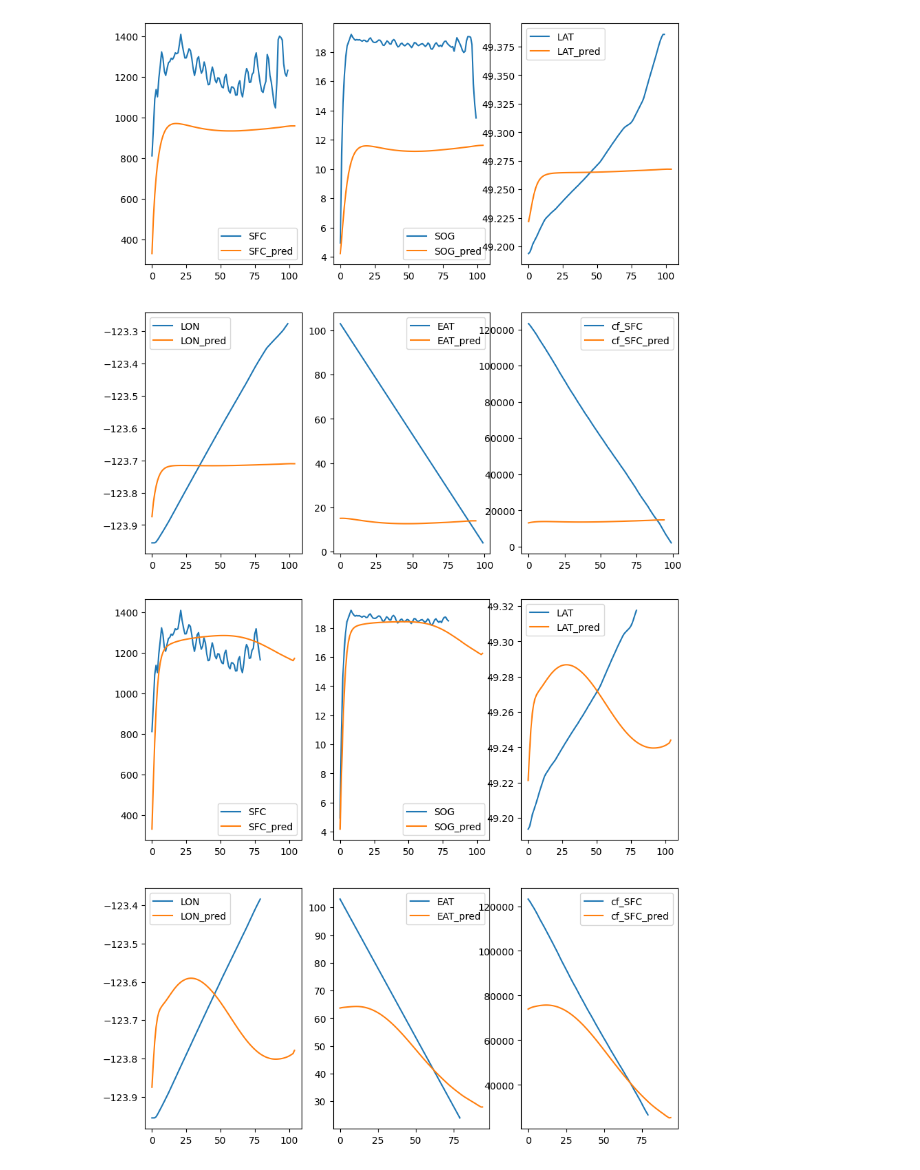
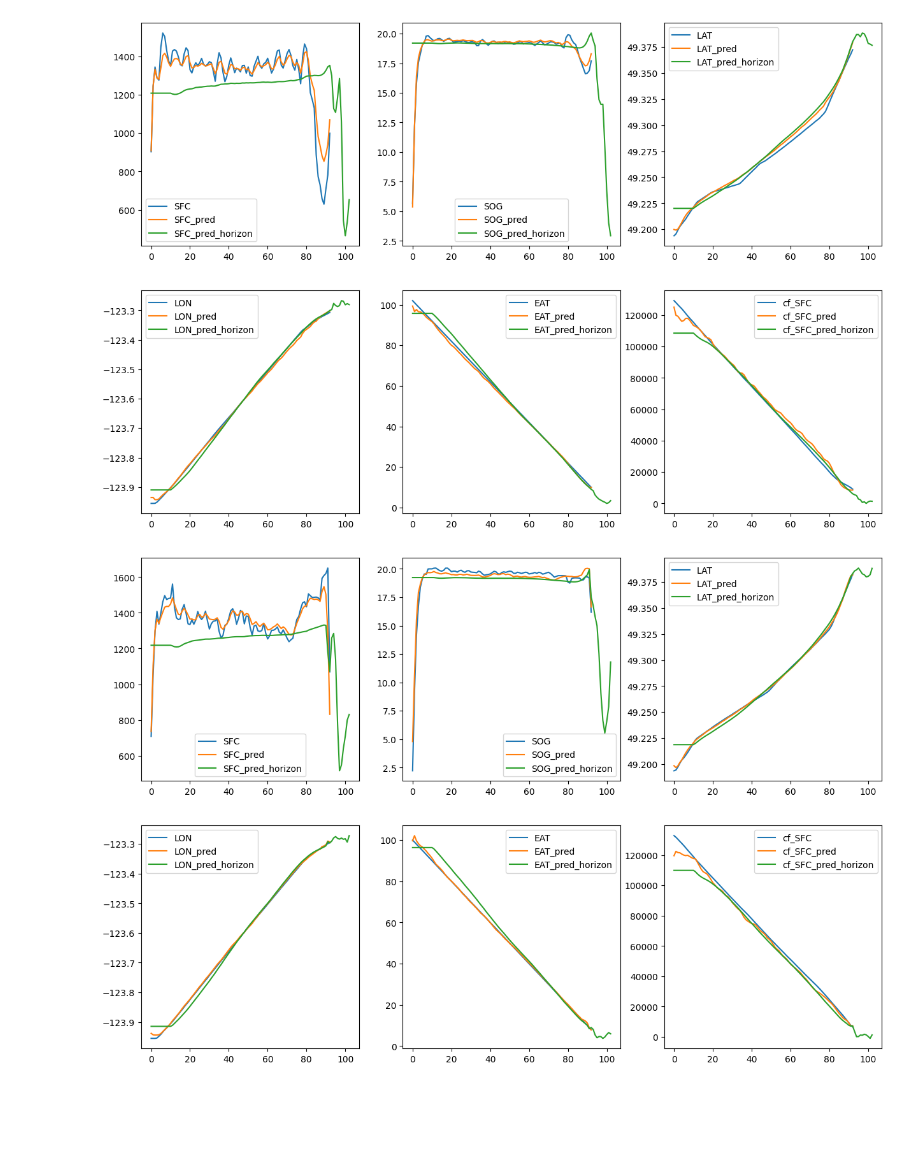
Before and after one commit to pagand/ORL_optimizer, a Jupyter notebook: VesselSimulator/simulator_lstm.ipynb, the cells around one changed output. Cells and saved outputs as stored; diff of their text form; code cells hidden in the pictures; blank space fills up the shorter version.

```diff
--- a/VesselSimulator/simulator_lstm.ipynb
+++ b/VesselSimulator/simulator_lstm.ipynb
@@ -10,7 +10,7 @@ warnings.filterwarnings('ignore')
 
 
 
-model_path = '../data/VesselSimulator/lstm_model_crop.pth'
+model_path = '../data/VesselSimulator/lstm_model_ar5.pth'
 scaler_path = '../data/VesselSimulator/scaler.pkl'
 start_trip_path = '../data/VesselSimulator/start_trip.pkl'
 device = torch.device("cuda" if torch.cuda.is_available() else "cpu")
@@ -29 +29,16 @@ The reward is 0.7315976619720459
+# %%
+# Step 1: choose the test data
+test_path = '../data/VesselSimulator/data_test.pkl'
+with open(test_path, 'rb') as f:
+    content = pickle.load(f)
+    # SELECT X2 for both if you want the data that has never been trained on
+    # or X1 for the data that has been trained on
+    X1_test_state = content['X2'][0]
+    X1_test_target = content['X2'][1]
+
+# remove the first column (done flag) from X1_test_state
+X1_test_state = X1_test_state[:, :, 1:]
+
+# Step 2; for Full autoregressive, no measurement (AR = -1) or non-autoregressive (AR = 0) or for n-step prediction (AR = n)
+AR = 10
 # %%
@@ -66,65 +121,88 @@ X1_test_state_pred = X1_test_state_pred[:, :-5, :]
 # %%
 # select a trip
-id = 1
-plt.figure(figsize=(10, 10))
+id = 0
+plt.figure(figsize=(15, 10))
 # compare ouput values
 ax = plt.subplot(2, 3, 1)
 ax.plot(X1_test_org[id, :, 22], label='SFC')
 ax.plot(X1_test_target_pred[id, :, 0], label='SFC_pred')
+if AR > 0:
+    ax.plot(X1_test_target_pred_horizon[id, :, 0], label='SFC_pred_horizon')
 ax.legend()
 ax = plt.subplot(2, 3, 2)
 ax.plot(X1_test_org[id, :, 23], label='SOG')
 ax.plot(X1_test_target_pred[id, :, 1], label='SOG_pred')
+if AR > 0:
+    ax.plot(X1_test_target_pred_horizon[id, :, 1], label='SOG_pred_horizon')
 ax.legend()
 ax = plt.subplot(2, 3, 3)
 ax.plot(X1_test_org[id, :, 24], label='LAT')
 ax.plot(X1_test_target_pred[id, :, 2], label='LAT_pred')
+if AR > 0:
+    ax.plot(X1_test_target_pred_horizon[id, :, 2], label='LAT_pred_horizon')
 ax.legend()
 ax = plt.subplot(2, 3, 4)
 ax.plot(X1_test_org[id, :, 25], label='LON')
 ax.plot(X1_test_target_pred[id, :, 3], label='LON_pred')
+if AR > 0:
+    ax.plot(X1_test_target_pred_horizon[id, :, 3], label='LON_pred_horizon')
 ax.legend()
 ax = plt.subplot(2, 3, 5)
 ax.plot(X1_test_org[id, :, 26], label='EAT')
-ax.plot(X1_test_target_pred[id, 10:, 4], label='EAT_pred')
+ax.plot(X1_test_target_pred[id, :, 4], label='EAT_pred')
+if AR > 0:
+    ax.plot(X1_test_target_pred_horizon[id, :, 4], label='EAT_pred_horizon')
 ax.legend()
 ax = plt.subplot(2, 3, 6)
 ax.plot(X1_test_org[id, :, 27], label='cf_SFC')
-ax.plot(X1_test_target_pred[id, 10:, 5], label='cf_SFC_pred')
+ax.plot(X1_test_target_pred[id, :, 5], label='cf_SFC_pred')
+if AR > 0:
+    ax.plot(X1_test_target_pred_horizon[id, :, 5], label='cf_SFC_pred_horizon')
 ax.legend()
 plt.show()
 # %% [output]
-[figure, old version]
+[figure, new version]
 # %%
 # select a trip
-id = 1
-# create a large figure
-plt.figure(figsize=(10, 10))
+id = 4
+plt.figure(figsize=(15, 10))
 # compare ouput values
 ax = plt.subplot(2, 3, 1)
 ax.plot(X1_test_org[id, :, 22], label='SFC')
 ax.plot(X1_test_target_pred[id, :, 0], label='SFC_pred')
+if AR > 0:
+    ax.plot(X1_test_target_pred_horizon[id, :, 0], label='SFC_pred_horizon')
 ax.legend()
 ax = plt.subplot(2, 3, 2)
 ax.plot(X1_test_org[id, :, 23], label='SOG')
 ax.plot(X1_test_target_pred[id, :, 1], label='SOG_pred')
+if AR > 0:
+    ax.plot(X1_test_target_pred_horizon[id, :, 1], label='SOG_pred_horizon')
 ax.legend()
 ax = plt.subplot(2, 3, 3)
 ax.plot(X1_test_org[id, :, 24], label='LAT')
 ax.plot(X1_test_target_pred[id, :, 2], label='LAT_pred')
+if AR > 0:
+    ax.plot(X1_test_target_pred_horizon[id, :, 2], label='LAT_pred_horizon')
 ax.legend()
 ax = plt.subplot(2, 3, 4)
 ax.plot(X1_test_org[id, :, 25], label='LON')
 ax.plot(X1_test_target_pred[id, :, 3], label='LON_pred')
+if AR > 0:
+    ax.plot(X1_test_target_pred_horizon[id, :, 3], label='LON_pred_horizon')
 ax.legend()
 ax = plt.subplot(2, 3, 5)
 ax.plot(X1_test_org[id, :, 26], label='EAT')
-ax.plot(X1_test_target_pred[id, 10:, 4], label='EAT_pred')
+ax.plot(X1_test_target_pred[id, :, 4], label='EAT_pred')
+if AR > 0:
+    ax.plot(X1_test_target_pred_horizon[id, :, 4], label='EAT_pred_horizon')
 ax.legend()
 ax = plt.subplot(2, 3, 6)
 ax.plot(X1_test_org[id, :, 27], label='cf_SFC')
-ax.plot(X1_test_target_pred[id, 10:, 5], label='cf_SFC_pred')
+ax.plot(X1_test_target_pred[id, :, 5], label='cf_SFC_pred')
+if AR > 0:
+    ax.plot(X1_test_target_pred_horizon[id, :, 5], label='cf_SFC_pred_horizon')
 ax.legend()
 plt.show()
 # %% [output]
-[figure, old version]
+[figure, new version]
```
Also changed, not shown: parts of 3 cells of this notebook, 8 other files.
